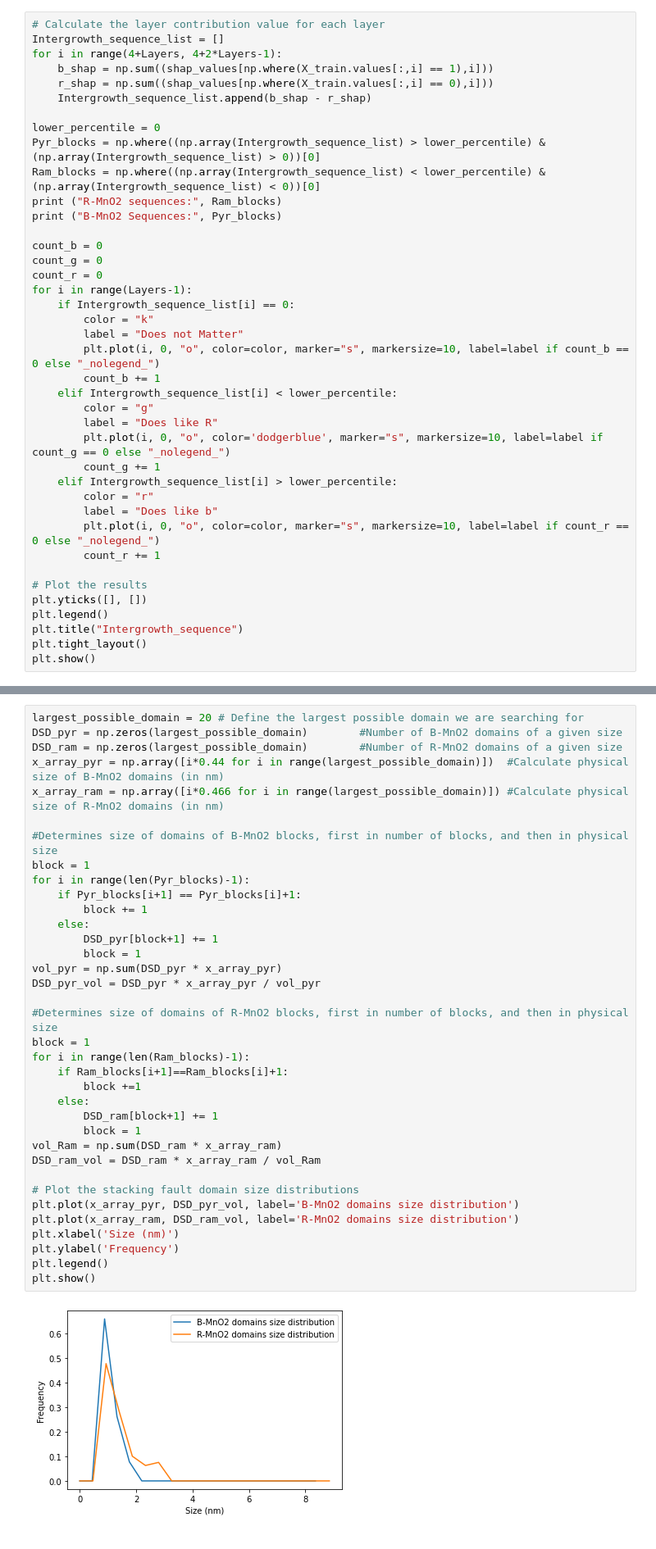
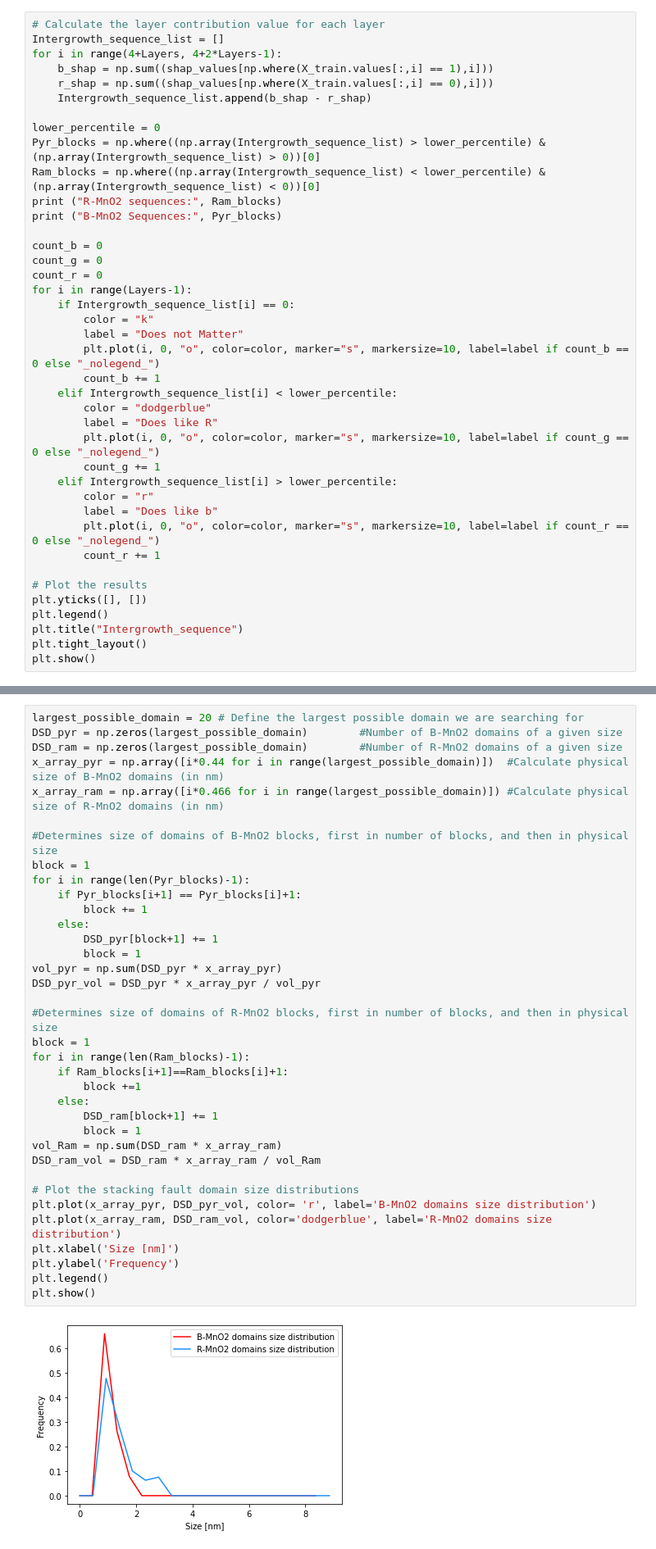
Before and after one commit to AndySAnker/ML-MotEx, a Jupyter notebook: StackingFaults/ML_StackingFaults.ipynb, the cells around one changed output, grey strips where cells are left out. Shown: that part at 82% size. Saved outputs shown, nothing was run; the diff lists cells and outputs as text.

```diff
--- a/StackingFaults/ML_StackingFaults.ipynb
+++ b/StackingFaults/ML_StackingFaults.ipynb
@@ -234,9 +234,9 @@ for i in range(Layers-1):
         plt.plot(i, 0, "o", color=color, marker="s", markersize=10, label=label if count_b == 0 else "_nolegend_")
         count_b += 1
     elif Intergrowth_sequence_list[i] < lower_percentile:
-        color = "g"
+        color = "dodgerblue"
         label = "Does like R"
-        plt.plot(i, 0, "o", color='dodgerblue', marker="s", markersize=10, label=label if count_g == 0 else "_nolegend_")
+        plt.plot(i, 0, "o", color=color, marker="s", markersize=10, label=label if count_g == 0 else "_nolegend_")
         count_g += 1
     elif Intergrowth_sequence_list[i] > lower_percentile:
         color = "r"
@@ -273,36 +273,36 @@ DSD_ram = np.zeros(largest_possible_domain)        #Number of R-MnO2 domains of
 x_array_pyr = np.array([i*0.44 for i in range(largest_possible_domain)])  #Calculate physical size of B-MnO2 domains (in nm)
 x_array_ram = np.array([i*0.466 for i in range(largest_possible_domain)]) #Calculate physical size of R-MnO2 domains (in nm)
 
 #Determines size of domains of B-MnO2 blocks, first in number of blocks, and then in physical size
 block = 1
 for i in range(len(Pyr_blocks)-1):
     if Pyr_blocks[i+1] == Pyr_blocks[i]+1:
         block += 1
     else:
         DSD_pyr[block+1] += 1
         block = 1
 vol_pyr = np.sum(DSD_pyr * x_array_pyr)
 DSD_pyr_vol = DSD_pyr * x_array_pyr / vol_pyr
 
 #Determines size of domains of R-MnO2 blocks, first in number of blocks, and then in physical size
 block = 1
 for i in range(len(Ram_blocks)-1):
     if Ram_blocks[i+1]==Ram_blocks[i]+1:
         block +=1
     else:
         DSD_ram[block+1] += 1
         block = 1
 vol_Ram = np.sum(DSD_ram * x_array_ram)
 DSD_ram_vol = DSD_ram * x_array_ram / vol_Ram
 
 # Plot the stacking fault domain size distributions
-plt.plot(x_array_pyr, DSD_pyr_vol, label='B-MnO2 domains size distribution')
-plt.plot(x_array_ram, DSD_ram_vol, label='R-MnO2 domains size distribution')
-plt.xlabel('Size (nm)')
+plt.plot(x_array_pyr, DSD_pyr_vol, color= 'r', label='B-MnO2 domains size distribution')
+plt.plot(x_array_ram, DSD_ram_vol, color='dodgerblue', label='R-MnO2 domains size distribution')
+plt.xlabel('Size [nm]')
 plt.ylabel('Frequency')
 plt.legend()
 plt.show()
 # %% [output]
-[figure, old version]
+[figure, new version]
 # %% [markdown]
 # Cite
```
Also changed, not shown: parts of 3 cells of this notebook.
